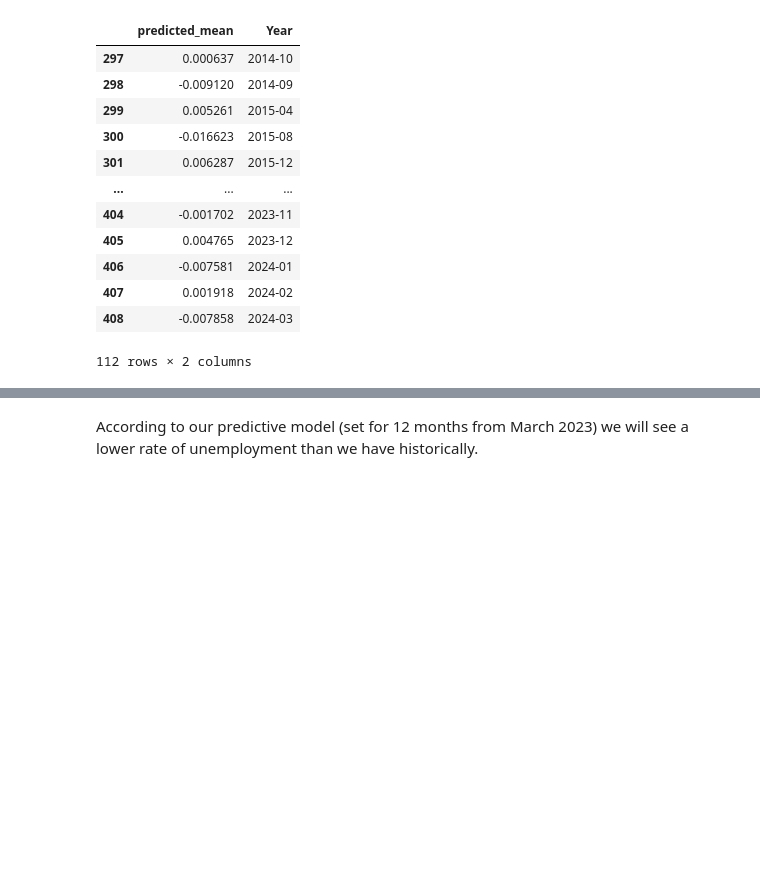
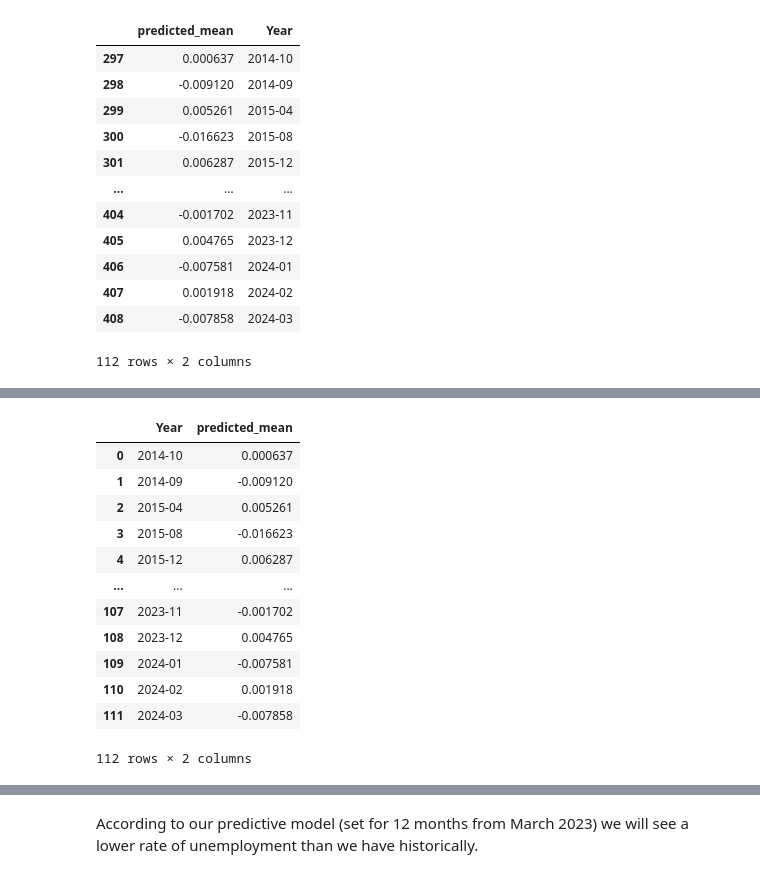
Before and after one commit to joshstruggles/Local-Area-Unemployment-Statistics-California, a Jupyter notebook: Time_Series_Analysis_of_LAUS.ipynb, the cells around one changed output, grey strips where cells are left out. Cells and saved outputs as stored; diff of their text form; code cells hidden in the pictures; blank space fills up the shorter version.

```diff
--- a/Time_Series_Analysis_of_LAUS.ipynb
+++ b/Time_Series_Analysis_of_LAUS.ipynb
@@ -665,0 +687,17 @@ ax.legend();
+# %%
+one_year = forecast.reset_index()
+one_year
+# %% [output]
+|  | Year | predicted_mean |
+| 0 | 2014-10 | 0.000637 |
+| 1 | 2014-09 | -0.009120 |
+| 2 | 2015-04 | 0.005261 |
+| 3 | 2015-08 | -0.016623 |
+| 4 | 2015-12 | 0.006287 |
+| ... | ... | ... |
+| 107 | 2023-11 | -0.001702 |
+| 108 | 2023-12 | 0.004765 |
+| 109 | 2024-01 | -0.007581 |
+| 110 | 2024-02 | 0.001918 |
+| 111 | 2024-03 | -0.007858 |
+112 rows × 2 columns
```
Also changed, not shown: parts of 143 cells of this notebook.
